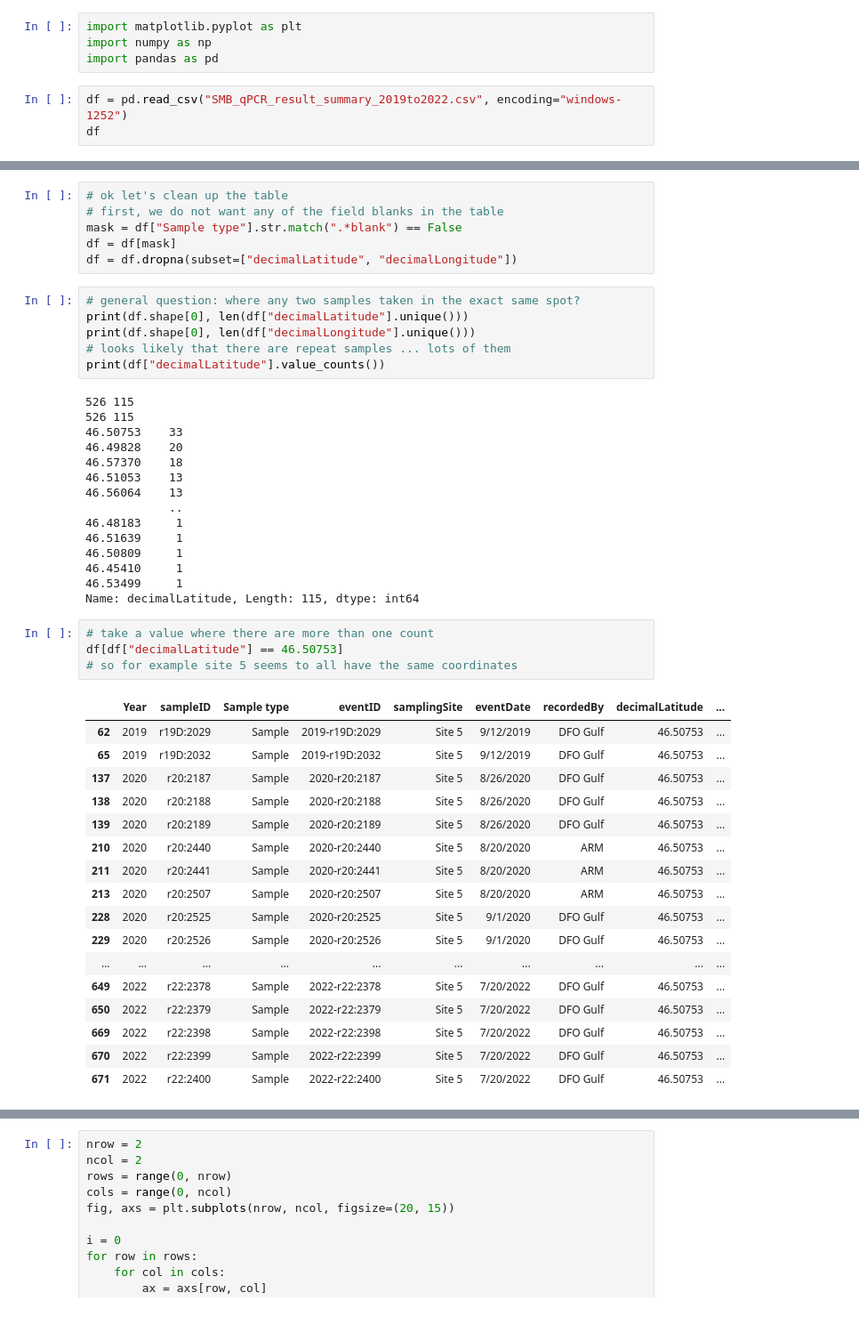
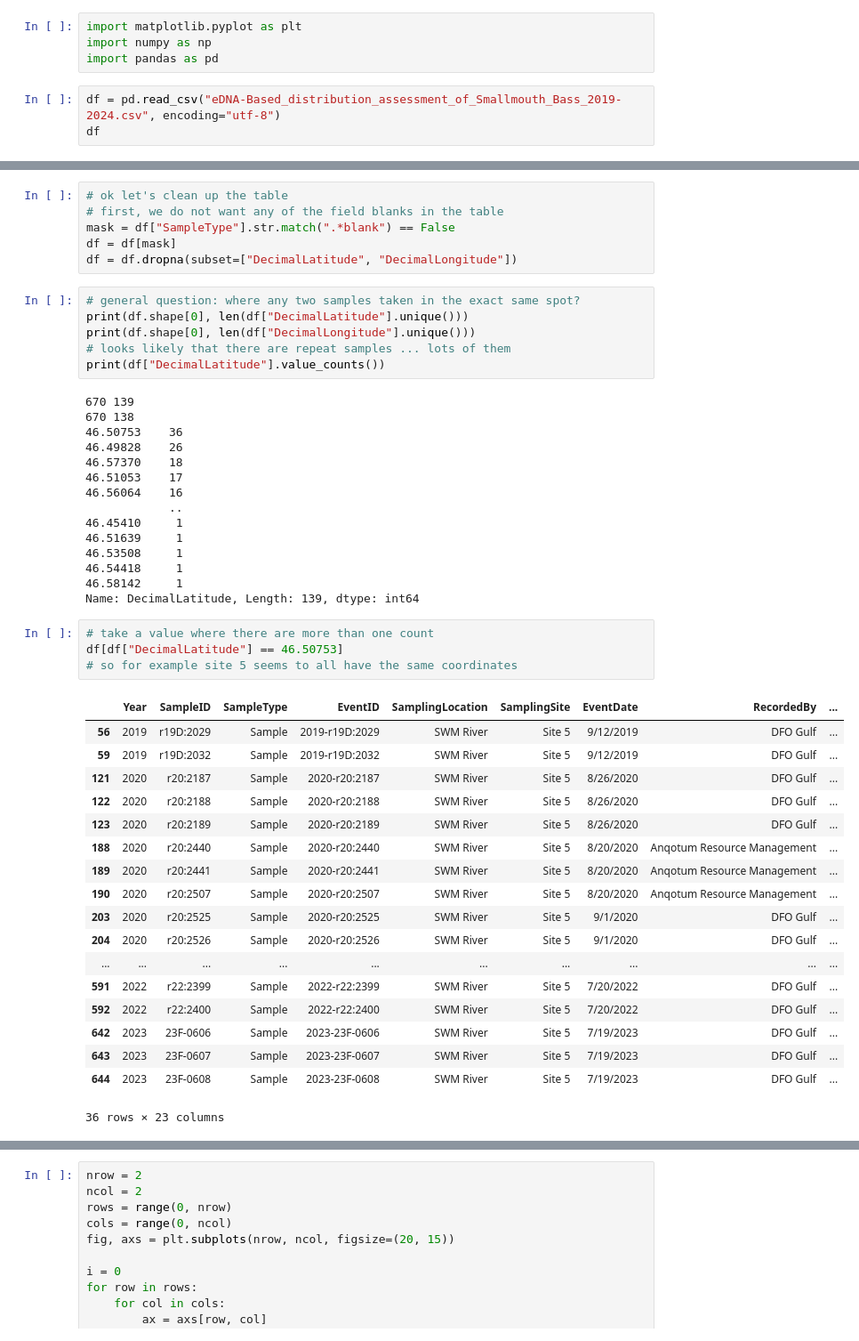
Before and after one commit to dfo-gulf-science/fgp-datasets, a Jupyter notebook: a9728eea (eDNA SMB)/script_for_creating_wms.ipynb, the cells around one changed output, grey strips where cells are left out. Shown at 89% size. Cells and saved outputs as stored; diff of their text form.

```diff
--- a/a9728eea (eDNA SMB)/script_for_creating_wms.ipynb
+++ b/a9728eea (eDNA SMB)/script_for_creating_wms.ipynb
@@ -3,6 +3,6 @@ import matplotlib.pyplot as plt
 import numpy as np
 import pandas as pd
 # %%
-df = pd.read_csv("SMB_qPCR_result_summary_2019to2022.csv", encoding="windows-1252")
+df = pd.read_csv("eDNA-Based_distribution_assessment_of_Smallmouth_Bass_2019-2024.csv", encoding="utf-8")
 df
 # %% [output]
@@ -22,51 +22,52 @@ df
 # %%
 # ok let's clean up the table
 # first, we do not want any of the field blanks in the table
-mask = df["Sample type"].str.match(".*blank") == False
+mask = df["SampleType"].str.match(".*blank") == False
 df = df[mask]
-df = df.dropna(subset=["decimalLatitude", "decimalLongitude"])
+df = df.dropna(subset=["DecimalLatitude", "DecimalLongitude"])
 # %%
 # general question: where any two samples taken in the exact same spot?
-print(df.shape[0], len(df["decimalLatitude"].unique()))
-print(df.shape[0], len(df["decimalLongitude"].unique()))
+print(df.shape[0], len(df["DecimalLatitude"].unique()))
+print(df.shape[0], len(df["DecimalLongitude"].unique()))
 # looks likely that there are repeat samples ... lots of them
-print(df["decimalLatitude"].value_counts())
+print(df["DecimalLatitude"].value_counts())
 # %% [output]
-526 115
-526 115
-46.50753    33
-46.49828    20
+670 139
+670 138
+46.50753    36
+46.49828    26
 46.57370    18
-46.51053    13
-46.56064    13
+46.51053    17
+46.56064    16
             ..
-46.48183     1
+46.45410     1
 46.51639     1
-46.50809     1
-46.45410     1
-46.53499     1
-Name: decimalLatitude, Length: 115, dtype: int64
+46.53508     1
+46.54418     1
+46.58142     1
+Name: DecimalLatitude, Length: 139, dtype: int64
 # %%
 # take a value where there are more than one count
-df[df["decimalLatitude"] == 46.50753]
+df[df["DecimalLatitude"] == 46.50753]
 # so for example site 5 seems to all have the same coordinates
 # %% [output]
-|  | Year | sampleID | Sample type | eventID | samplingSite | eventDate | recordedBy | decimalLatitude | ... |
-| 62 | 2019 | r19D:2029 | Sample | 2019-r19D:2029 | Site 5 | 9/12/2019 | DFO Gulf | 46.50753 | ... |
-| 65 | 2019 | r19D:2032 | Sample | 2019-r19D:2032 | Site 5 | 9/12/2019 | DFO Gulf | 46.50753 | ... |
-| 137 | 2020 | r20:2187 | Sample | 2020-r20:2187 | Site 5 | 8/26/2020 | DFO Gulf | 46.50753 | ... |
-| 138 | 2020 | r20:2188 | Sample | 2020-r20:2188 | Site 5 | 8/26/2020 | DFO Gulf | 46.50753 | ... |
-| 139 | 2020 | r20:2189 | Sample | 2020-r20:2189 | Site 5 | 8/26/2020 | DFO Gulf | 46.50753 | ... |
-| 210 | 2020 | r20:2440 | Sample | 2020-r20:2440 | Site 5 | 8/20/2020 | ARM | 46.50753 | ... |
-| 211 | 2020 | r20:2441 | Sample | 2020-r20:2441 | Site 5 | 8/20/2020 | ARM | 46.50753 | ... |
-| 213 | 2020 | r20:2507 | Sample | 2020-r20:2507 | Site 5 | 8/20/2020 | ARM | 46.50753 | ... |
-| 228 | 2020 | r20:2525 | Sample | 2020-r20:2525 | Site 5 | 9/1/2020 | DFO Gulf | 46.50753 | ... |
-| 229 | 2020 | r20:2526 | Sample | 2020-r20:2526 | Site 5 | 9/1/2020 | DFO Gulf | 46.50753 | ... |
+|  | Year | SampleID | SampleType | EventID | SamplingLocation | SamplingSite | EventDate | RecordedBy | ... |
+| 56 | 2019 | r19D:2029 | Sample | 2019-r19D:2029 | SWM River | Site 5 | 9/12/2019 | DFO Gulf | ... |
+| 59 | 2019 | r19D:2032 | Sample | 2019-r19D:2032 | SWM River | Site 5 | 9/12/2019 | DFO Gulf | ... |
+| 121 | 2020 | r20:2187 | Sample | 2020-r20:2187 | SWM River | Site 5 | 8/26/2020 | DFO Gulf | ... |
+| 122 | 2020 | r20:2188 | Sample | 2020-r20:2188 | SWM River | Site 5 | 8/26/2020 | DFO Gulf | ... |
+| 123 | 2020 | r20:2189 | Sample | 2020-r20:2189 | SWM River | Site 5 | 8/26/2020 | DFO Gulf | ... |
+| 188 | 2020 | r20:2440 | Sample | 2020-r20:2440 | SWM River | Site 5 | 8/20/2020 | Anqotum Resource Management | ... |
+| 189 | 2020 | r20:2441 | Sample | 2020-r20:2441 | SWM River | Site 5 | 8/20/2020 | Anqotum Resource Management | ... |
+| 190 | 2020 | r20:2507 | Sample | 2020-r20:2507 | SWM River | Site 5 | 8/20/2020 | Anqotum Resource Management | ... |
+| 203 | 2020 | r20:2525 | Sample | 2020-r20:2525 | SWM River | Site 5 | 9/1/2020 | DFO Gulf | ... |
+| 204 | 2020 | r20:2526 | Sample | 2020-r20:2526 | SWM River | Site 5 | 9/1/2020 | DFO Gulf | ... |
 | ... | ... | ... | ... | ... | ... | ... | ... | ... | ... |
-| 649 | 2022 | r22:2378 | Sample | 2022-r22:2378 | Site 5 | 7/20/2022 | DFO Gulf | 46.50753 | ... |
-| 650 | 2022 | r22:2379 | Sample | 2022-r22:2379 | Site 5 | 7/20/2022 | DFO Gulf | 46.50753 | ... |
-| 669 | 2022 | r22:2398 | Sample | 2022-r22:2398 | Site 5 | 7/20/2022 | DFO Gulf | 46.50753 | ... |
-| 670 | 2022 | r22:2399 | Sample | 2022-r22:2399 | Site 5 | 7/20/2022 | DFO Gulf | 46.50753 | ... |
-| 671 | 2022 | r22:2400 | Sample | 2022-r22:2400 | Site 5 | 7/20/2022 | DFO Gulf | 46.50753 | ... |
+| 591 | 2022 | r22:2399 | Sample | 2022-r22:2399 | SWM River | Site 5 | 7/20/2022 | DFO Gulf | ... |
+| 592 | 2022 | r22:2400 | Sample | 2022-r22:2400 | SWM River | Site 5 | 7/20/2022 | DFO Gulf | ... |
+| 642 | 2023 | 23F-0606 | Sample | 2023-23F-0606 | SWM River | Site 5 | 7/19/2023 | DFO Gulf | ... |
+| 643 | 2023 | 23F-0607 | Sample | 2023-23F-0607 | SWM River | Site 5 | 7/19/2023 | DFO Gulf | ... |
+| 644 | 2023 | 23F-0608 | Sample | 2023-23F-0608 | SWM River | Site 5 | 7/19/2023 | DFO Gulf | ... |
+36 rows × 23 columns
 # %%
 # are all latitude observations positive?
```
Also changed, not shown: parts of 9 cells of this notebook, 2 other files.
